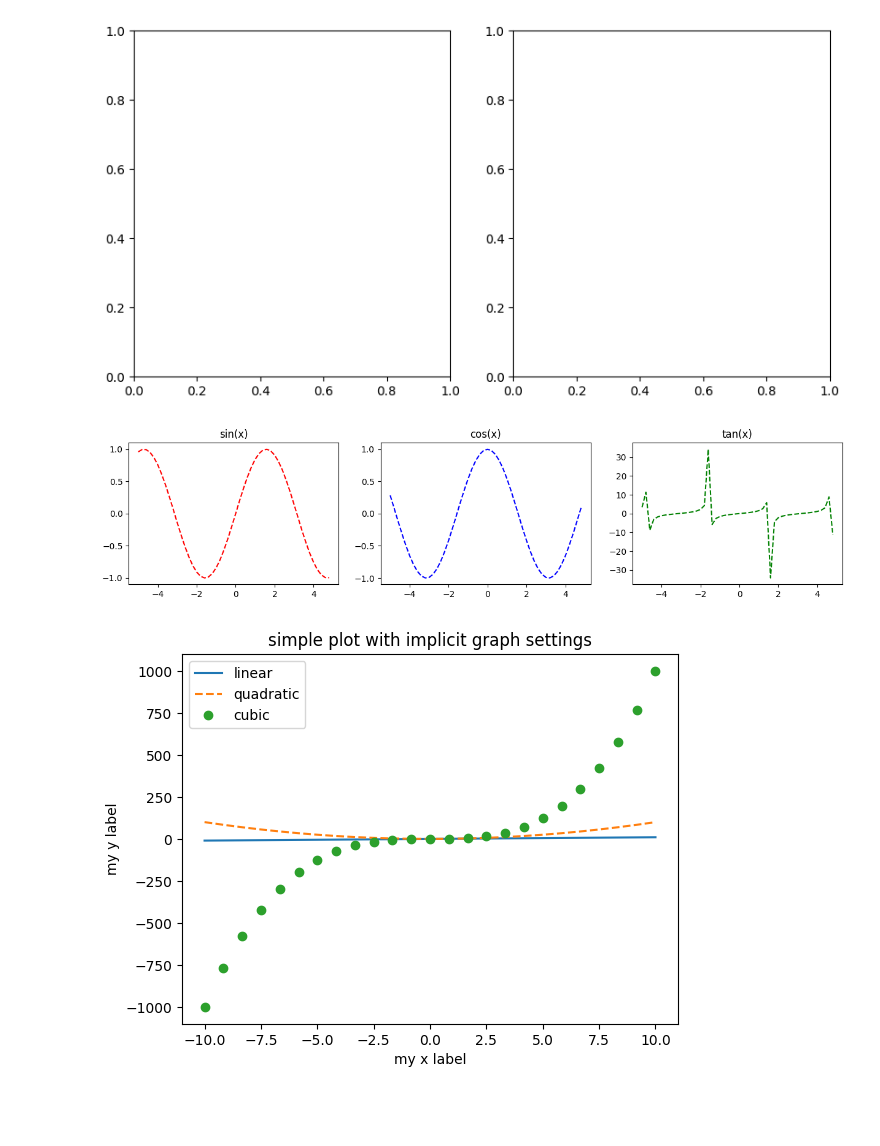
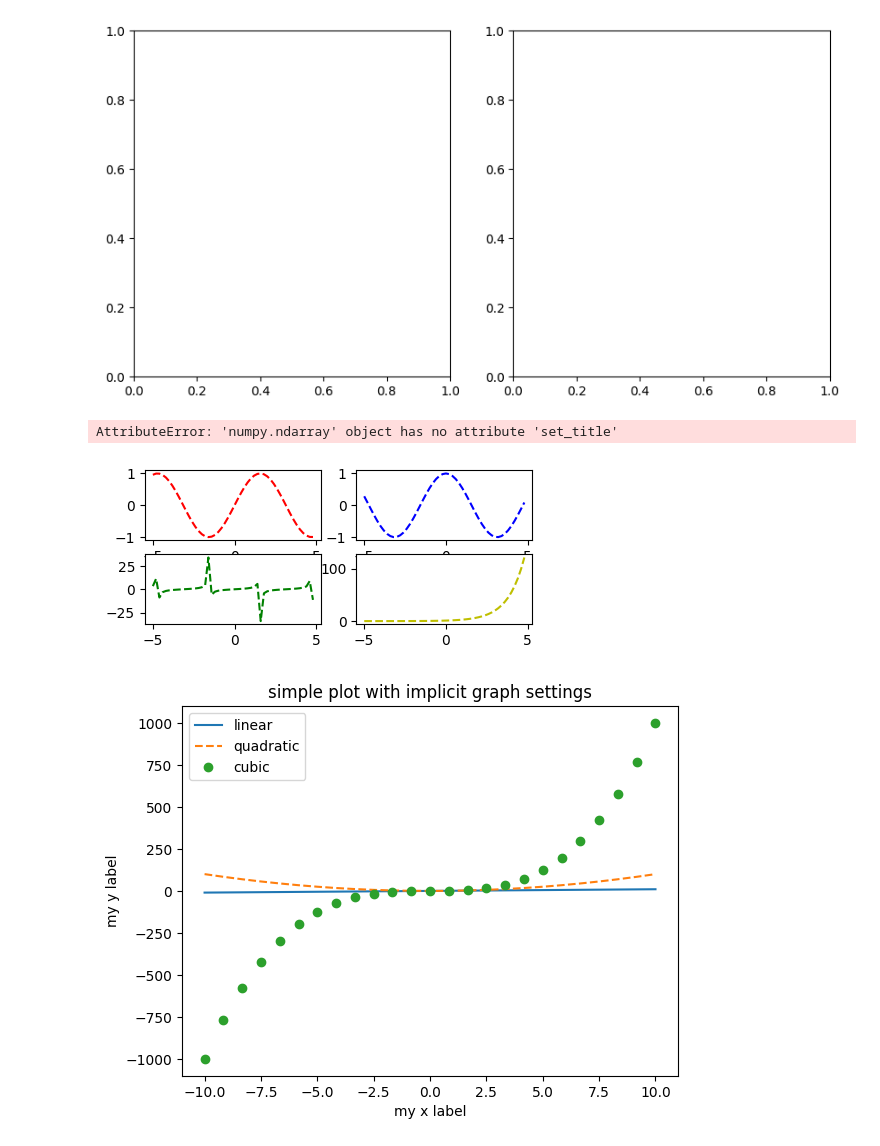
Before and after one commit to Utkash12/digipodium, a Jupyter notebook: data analysis/visualization.ipynb, the cells around one changed output. Drawn from its saved outputs; the diff is of its cells as text; code cells hidden in the pictures; blank space fills up the shorter version.

Commit message:
subplot

```diff
--- a/data analysis/visualization.ipynb
+++ b/data analysis/visualization.ipynb
@@ -23,18 +23,21 @@ fig, axs =plt.subplots(nrows=1,ncols=2,figsize=(10,5))
 # %%
 x=np.arange(-5,5,0.2)
 y1=np.sin(x)
 y2=np.cos(x)
 y3=np.tan(x)
-fig,axs =plt.subplots(nrows=1,ncols=3,figsize=(15,3))
-axs[0].plot(x,y1,'r--')
-axs[1].plot(x,y2,'b--')
-axs[2].plot(x,y3,'g--')
+y4=np.exp(x)
+fig,axs =plt.subplots(nrows=2,ncols=2,figsize=(5,2))
+axs[0][0].plot(x,y1,'r--')
+axs[0][1].plot(x,y2,'b--')
+axs[1][0].plot(x,y3,'g--')
+axs[1][1].plot(x,y4,'y--')
 axs[0].set_title('sin(x)')
 axs[1].set_title('cos(x)')
 axs[2].set_title('tan(x)')
 plt.show()
 # %% [output]
+AttributeError: 'numpy.ndarray' object has no attribute 'set_title'
-[figure, old version]
+[figure, new version]
 # %%
 # plt -> implicit figure and axes creation
 x=np.linspace(-10,10,25)
```
Also changed, not shown: 1 other file.
